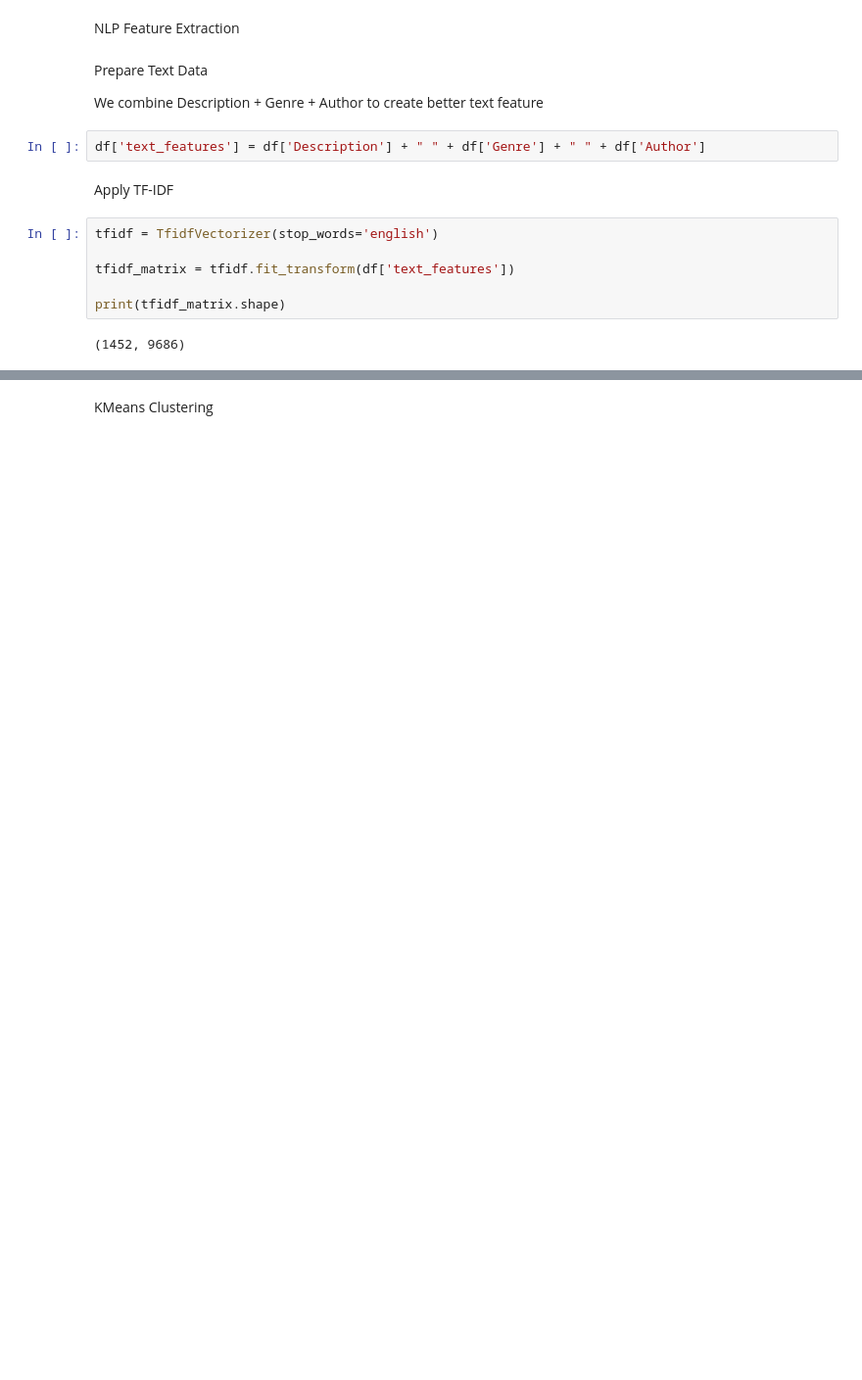
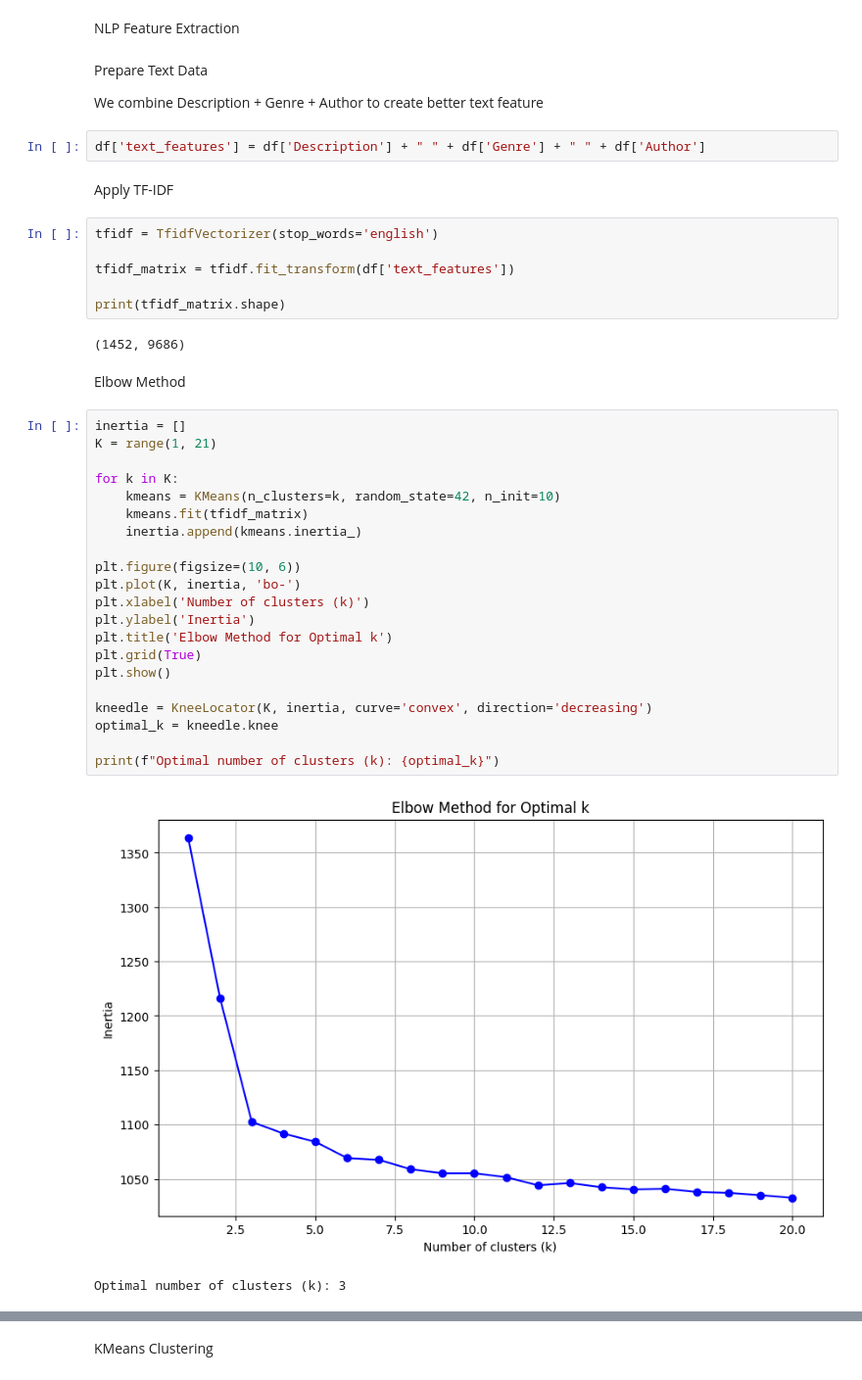
Before and after one commit to techravinthiran/Audible-Insights-Book-Recommendation-System, a Jupyter notebook: apps.ipynb, the cells around one changed output, grey strips where cells are left out. Shown at 98% size. Drawn from its saved outputs; the diff is of its cells as text; blank space fills up the shorter version.

```diff
--- a/apps.ipynb
+++ b/apps.ipynb
@@ -321,3 +322,29 @@ tfidf_matrix = tfidf.fit_transform(df['text_features'])
 print(tfidf_matrix.shape)
 # %% [output]
 (1452, 9686)
+# %% [markdown]
+Elbow Method
+# %%
+inertia = []
+K = range(1, 21)
+
+for k in K:
+    kmeans = KMeans(n_clusters=k, random_state=42, n_init=10)
+    kmeans.fit(tfidf_matrix)
+    inertia.append(kmeans.inertia_)
+
+plt.figure(figsize=(10, 6))
+plt.plot(K, inertia, 'bo-')
+plt.xlabel('Number of clusters (k)')
+plt.ylabel('Inertia')
+plt.title('Elbow Method for Optimal k')
+plt.grid(True)
+plt.show()
+
+kneedle = KneeLocator(K, inertia, curve='convex', direction='decreasing')
+optimal_k = kneedle.knee
+
+print(f"Optimal number of clusters (k): {optimal_k}")
+# %% [output]
+[figure, added]
+Optimal number of clusters (k): 3
```
Also changed, not shown: parts of 4 cells of this notebook, 2 other files.
